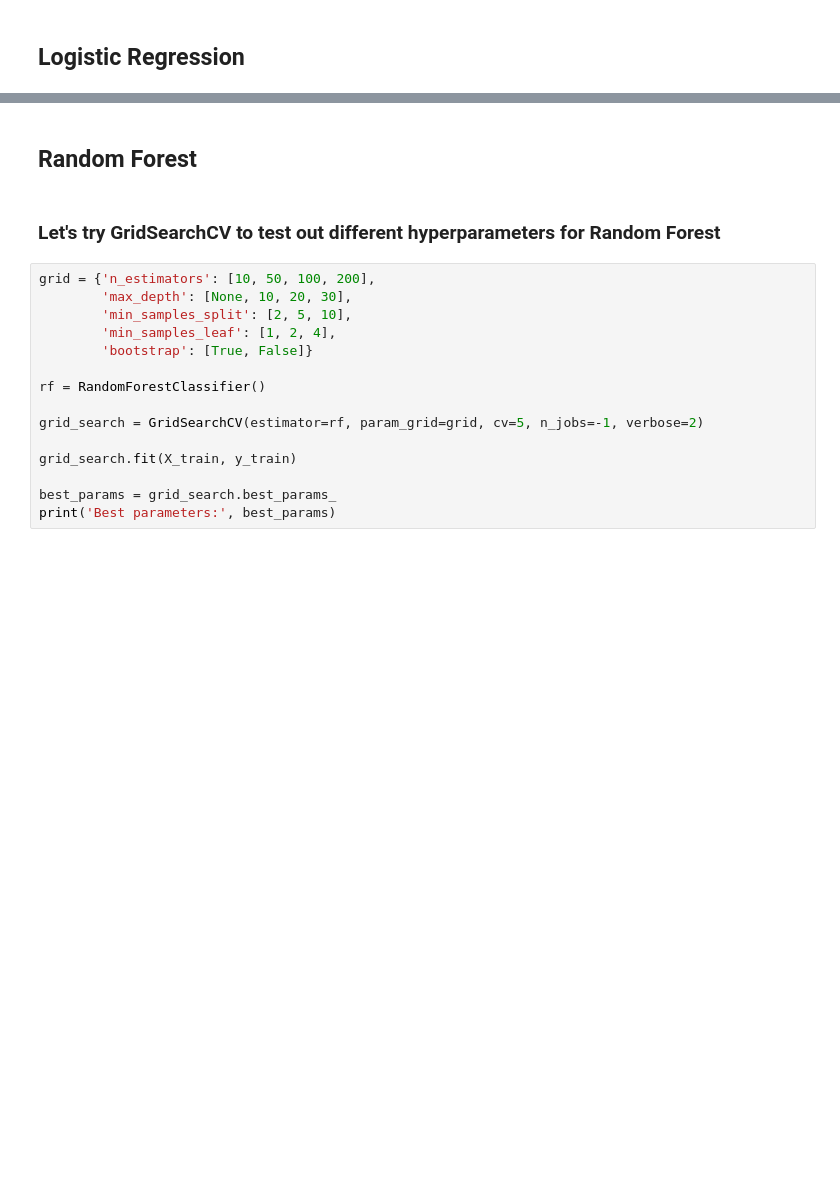
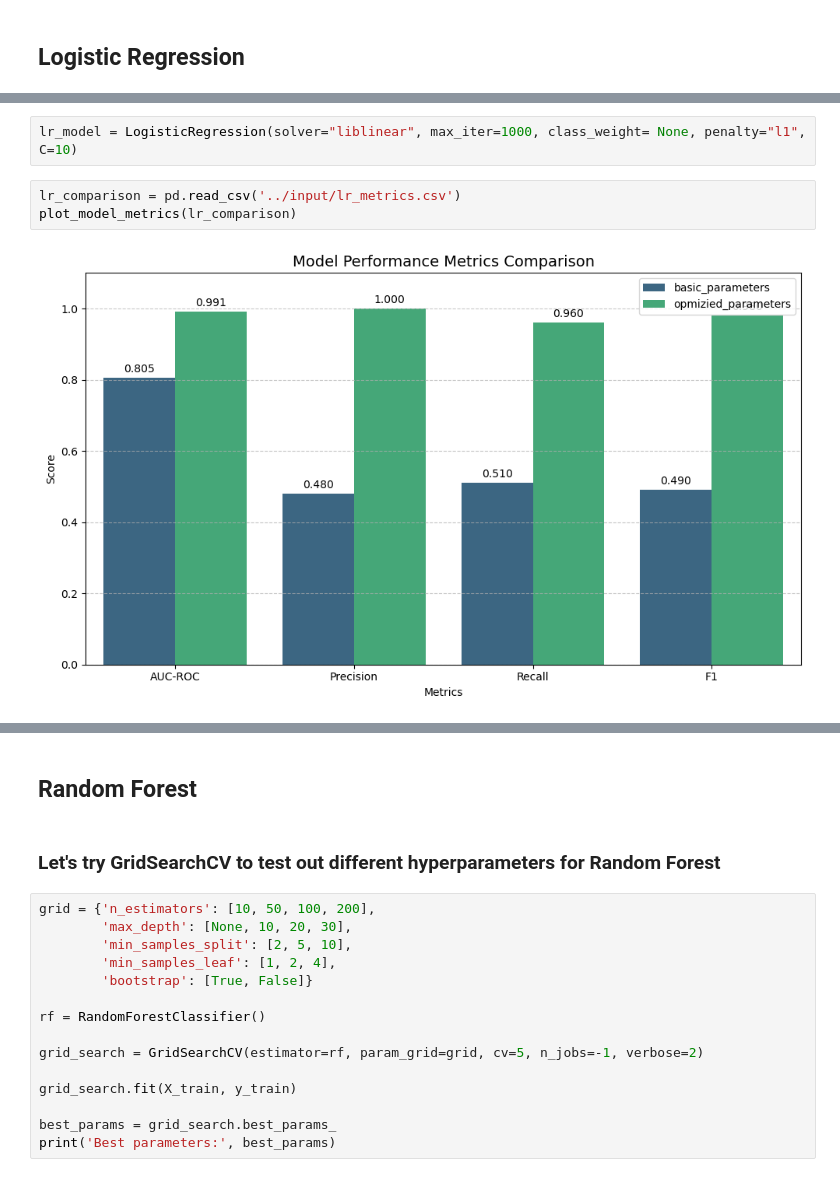
Before and after one commit to diegodoc/pokemon-detective-ml-project, a Jupyter notebook: notebooks/Model_Building.ipynb, the cells around one changed output, grey strips where cells are left out. Cells and saved outputs as stored; diff of their text form; blank space fills up the shorter version.

```diff
--- a/notebooks/Model_Building.ipynb
+++ b/notebooks/Model_Building.ipynb
@@ -77,3 +107,10 @@ lr_model =LogisticRegression(solver="saga", max_iter=7000)
+# %%
+lr_model = LogisticRegression(solver="liblinear", max_iter=1000, class_weight= None, penalty="l1", C=10)
+# %%
+lr_comparison = pd.read_csv('../input/lr_metrics.csv')
+plot_model_metrics(lr_comparison)
+# %% [output]
+[figure, added]
 # %%
 # Base model with no balancing techniques
 train_model(lr_model, X_train, X_test, y_train, y_test)
```
Also changed, not shown: parts of 23 cells of this notebook, 6 other files.
